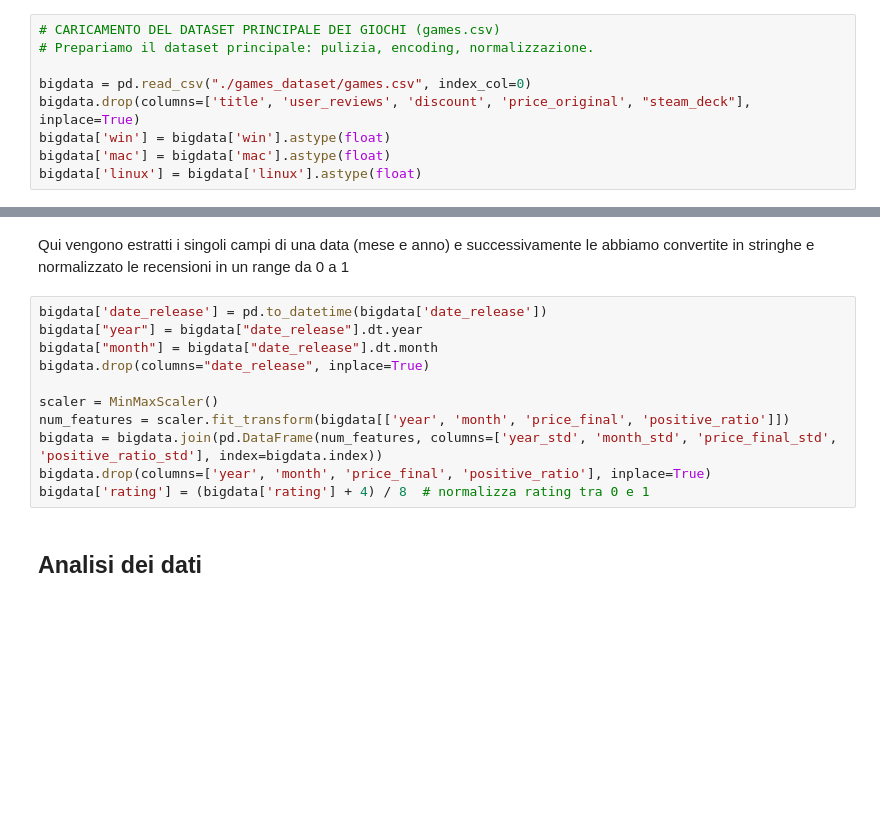
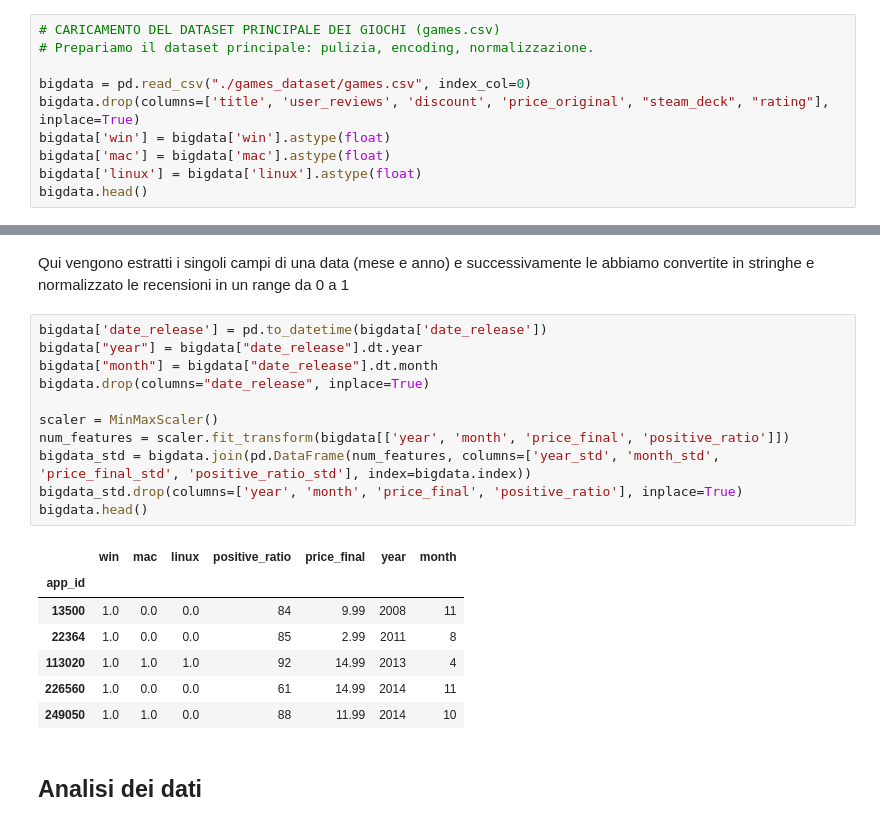
Before and after one commit to tonyspar/progetto-programmazione-di-applicazioni-data-intensive, a Jupyter notebook: notebook_bello (1).ipynb, the cells around one changed output, grey strips where cells are left out. Cells and saved outputs as stored; diff of their text form; blank space fills up the shorter version.

```diff
--- a/notebook_bello (1).ipynb
+++ b/notebook_bello (1).ipynb
@@ -195,7 +244,8 @@ Il terzo dataset lo estraiamo da un file csv. Il dataset risultate e' esente da
 # Prepariamo il dataset principale: pulizia, encoding, normalizzazione.
 
 bigdata = pd.read_csv("./games_dataset/games.csv", index_col=0)
-bigdata.drop(columns=['title', 'user_reviews', 'discount', 'price_original', "steam_deck"], inplace=True)
+bigdata.drop(columns=['title', 'user_reviews', 'discount', 'price_original', "steam_deck", "rating"], inplace=True)
 bigdata['win'] = bigdata['win'].astype(float)
 bigdata['mac'] = bigdata['mac'].astype(float)
 bigdata['linux'] = bigdata['linux'].astype(float)
+bigdata.head()
@@ -204,14 +262,22 @@ Qui vengono estratti i singoli campi di una data (mese e anno) e successivamente
 # %%
 bigdata['date_release'] = pd.to_datetime(bigdata['date_release'])
 bigdata["year"] = bigdata["date_release"].dt.year
 bigdata["month"] = bigdata["date_release"].dt.month
 bigdata.drop(columns="date_release", inplace=True)
 
 scaler = MinMaxScaler()
 num_features = scaler.fit_transform(bigdata[['year', 'month', 'price_final', 'positive_ratio']])
-bigdata = bigdata.join(pd.DataFrame(num_features, columns=['year_std', 'month_std', 'price_final_std', 'positive_ratio_std'], index=bigdata.index))
-bigdata.drop(columns=['year', 'month', 'price_final', 'positive_ratio'], inplace=True)
-bigdata['rating'] = (bigdata['rating'] + 4) / 8  # normalizza rating tra 0 e 1
+bigdata_std = bigdata.join(pd.DataFrame(num_features, columns=['year_std', 'month_std', 'price_final_std', 'positive_ratio_std'], index=bigdata.index))
+bigdata_std.drop(columns=['year', 'month', 'price_final', 'positive_ratio'], inplace=True)
+bigdata.head()
+# %% [output]
+|  | win | mac | linux | positive_ratio | price_final | year | month |
+| app_id |  |  |  |  |  |  |  |
+| 13500 | 1.0 | 0.0 | 0.0 | 84 | 9.99 | 2008 | 11 |
+| 22364 | 1.0 | 0.0 | 0.0 | 85 | 2.99 | 2011 | 8 |
+| 113020 | 1.0 | 1.0 | 1.0 | 92 | 14.99 | 2013 | 4 |
+| 226560 | 1.0 | 0.0 | 0.0 | 61 | 14.99 | 2014 | 11 |
+| 249050 | 1.0 | 1.0 | 0.0 | 88 | 11.99 | 2014 | 10 |
 # %% [markdown]
 ## Analisi dei dati
 # %% [markdown]
```
Also changed, not shown: parts of 36 cells of this notebook.
